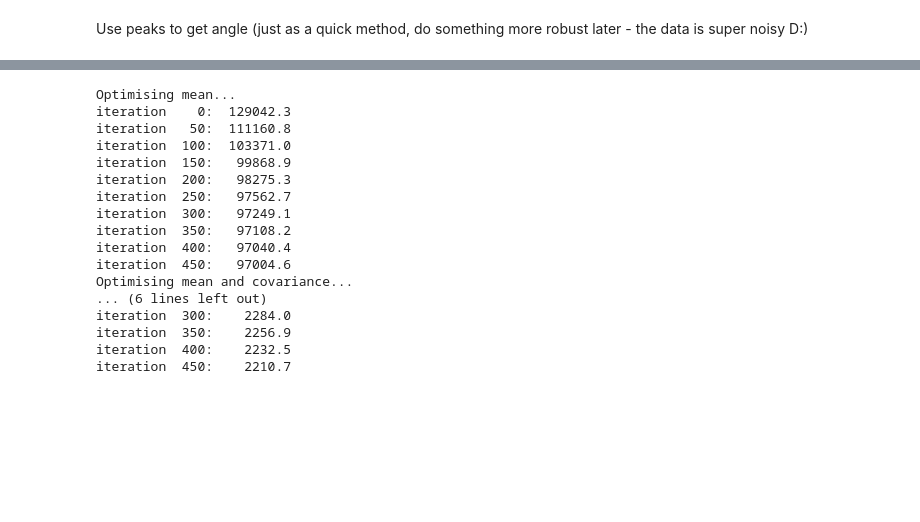
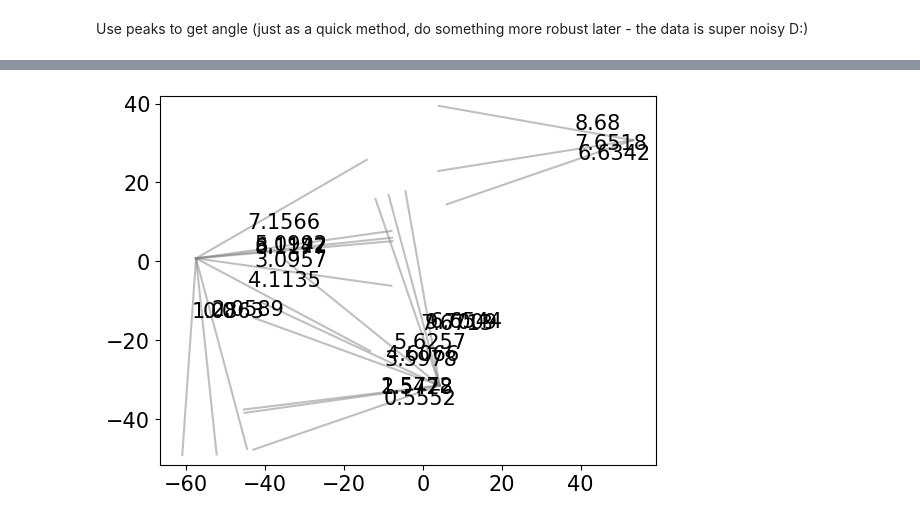
Before and after one commit to SheffieldMLtracking/BLEanalysis, a Jupyter notebook: jupyter/OnRealDataQuickly.ipynb, the cells around one changed output, grey strips where cells are left out. Saved outputs shown, nothing was run; the diff lists cells and outputs as text; code cells hidden in the pictures; blank space fills up the shorter version.

```diff
--- a/jupyter/OnRealDataQuickly.ipynb
+++ b/jupyter/OnRealDataQuickly.ipynb
@@ -101,15 +79,0 @@ for i in range(len(obstimes)):
-# %%
-plt.axis('equal')
-plt.scatter(xx,yy)
-for (observation, time) in zip(obs, obstimes):
-    plt.plot([observation[1], observation[1]+observation[3]*50],[observation[0],observation[0]+observation[2]*50],color='grey',alpha=0.5)
-    plt.text(observation[1]+observation[3]*45, observation[0]+observation[2]*45, time)
-
-plt.text(xx[0],yy[0],'b')
-plt.text(xx[1],yy[1],'c')
-plt.text(xx[2],yy[2],'d')
-plt.text(xx[3],yy[3],'e')
-plt.text(xx[4],yy[4],'f')
-plt.text(xx[5],yy[5],'Release Site')
-plt.text(xx[6],yy[6],'Nest')
-plt.text(xx[7],yy[7],'Copse of Trees')
@@ -119,24 +80,30 @@ Text(-33.024321146076545, -19.46815541945398, 'Copse of Trees')
-# %%
-#obstimes = [6,7,8,0,2,3,4,5,6,7,0,2,3,4,5,7] # Just using burst number right now, technically on holiday so haven't done the time conversion yet :)
-from BLEanalysis.pathinference import Path_VectorsToBee
-k = ExponentiatedQuadraticKernel(10,100.0)
-path = Path_VectorsToBee(np.array(obstimes),np.array(obs),k,10,0.5)
-path.run(500,learning_rate=0.3)
-# %% [output]
-Optimising mean...
-iteration    0:  129042.3
-iteration   50:  111160.8
-iteration  100:  103371.0
-iteration  150:   99868.9
-iteration  200:   98275.3
-iteration  250:   97562.7
-iteration  300:   97249.1
-iteration  350:   97108.2
-iteration  400:   97040.4
-iteration  450:   97004.6
-Optimising mean and covariance...
-... (6 lines left out)
-iteration  300:    2284.0
-iteration  350:    2256.9
-iteration  400:    2232.5
-iteration  450:    2210.7
+# %%
+obs = []
+obstimes = []
+
+# Get packet bursts from data
+burst, time = testdata.parseBursts(burstInterval=2000)
+angles = AnglesUsePeaks(windowLength=3)
+
+# For each burst
+for b in range(len(burst)):
+    # Infer an angle
+    prediction = angles.infer(burst[b]['rssis'], burst[b]['angles'])
+    # If a peak was found
+    if not (np.isnan(prediction)):
+        # Add observation in form [transmitter_x, transmitter_y, vector_x, vector_y]
+        obs.append([burst[b]['transmitter_position'][0][1], burst[b]['transmitter_position'][0][0], np.sin(prediction), np.cos(prediction)])
+        # Add time of observation
+        obstimes.append(time[b])
+
+# Scale down times and standardise times such that they start at zero
+time_min = np.min(obstimes)
+for i in range(len(obstimes)):
+    obstimes[i] = (obstimes[i] - time_min) / 10000
+# %%
+plt.axis('equal')
+for (observation, time) in zip(obs, obstimes):
+    plt.plot([observation[0], observation[0]+observation[2]*50],[observation[1],observation[1]+observation[3]*50],color='grey',alpha=0.5)
+    plt.text(observation[0]+observation[2]*15, observation[1]+observation[3]*15, time)
+# %% [output]
+[figure, added]
```
Also changed, not shown: parts of 12 cells of this notebook, 19 other files.
